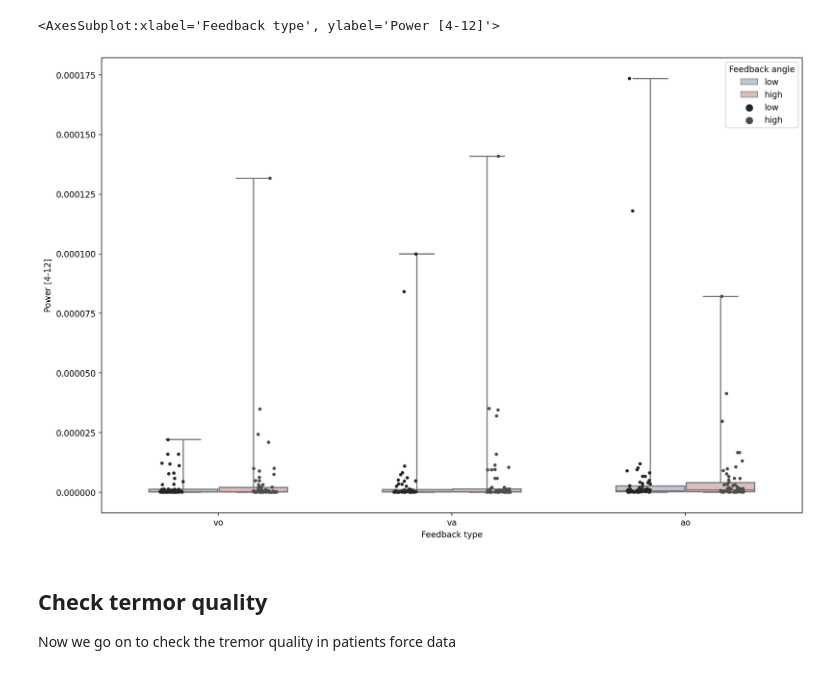
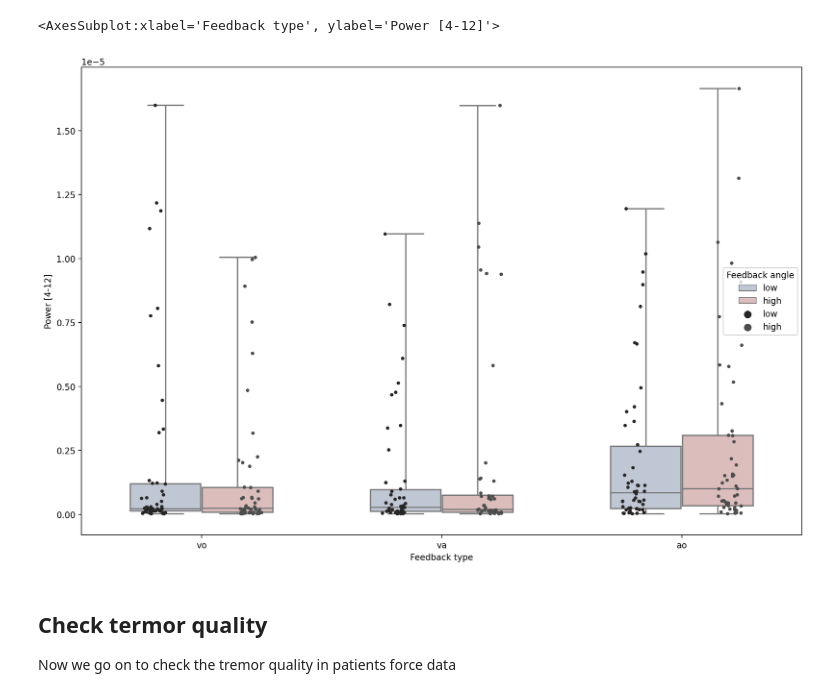
Before and after one commit to JuliusWelzel/tremor_feedback_jw, a Jupyter notebook: 05_scripts/ana01_prep_force.ipynb, the cells around one changed output. Saved outputs shown, nothing was run; the diff lists cells and outputs as text; code cells hidden in the pictures.

```diff
--- a/05_scripts/ana01_prep_force.ipynb
+++ b/05_scripts/ana01_prep_force.ipynb
@@ -229,11 +229,11 @@ all_trials.to_csv(Path.joinpath(dir_prep,fname))
 # %%
 import seaborn as sns
 
-sns.boxplot(data=all_trials,x="Feedback type",y="Power [4-12]",hue="Feedback angle",whis=[0, 100], width=.6,palette="vlag")
-sns.stripplot(data=all_trials,x="Feedback type",y="Power [4-12]",hue="Feedback angle",size=4, color=".3", linewidth=0,dodge=True)
+sns.boxplot(data=all_trials.loc[all_trials['Power [4-12]'] < 0.00002],x="Feedback type",y="Power [4-12]",hue="Feedback angle",whis=[0, 100], width=.6,palette="vlag")
+sns.stripplot(data=all_trials.loc[all_trials['Power [4-12]'] < 0.00002],x="Feedback type",y="Power [4-12]",hue="Feedback angle",size=4, color=".3", linewidth=0,dodge=True)
 # %% [output]
 <AxesSubplot:xlabel='Feedback type', ylabel='Power [4-12]'>
-[figure, old version]
+[figure, new version]
 # %% [markdown]
 ## Check termor quality
 Now we go on to check the tremor quality in patients force data
```
Also changed, not shown: parts of 4 cells of this notebook, 2 other files.
